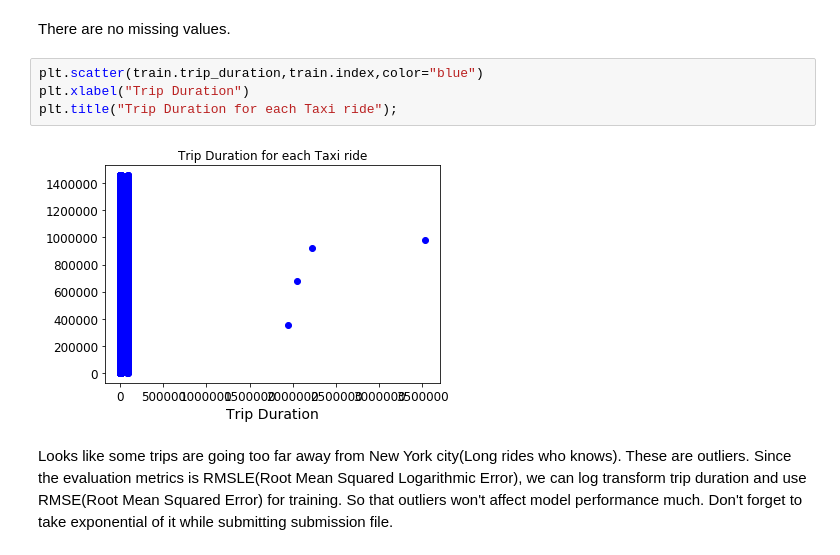
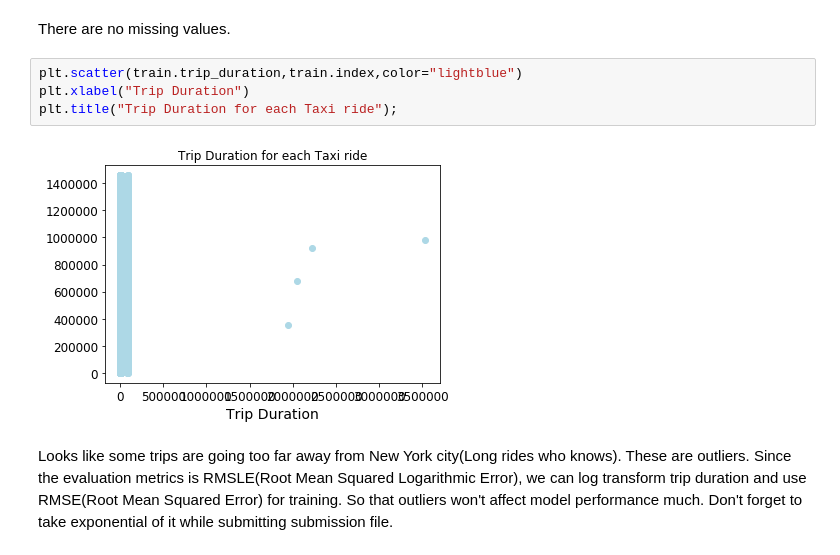
Before and after one commit to 181221/dat158ml-oblig2, a Jupyter notebook: taxi-trip.ipynb, the cells around one changed output. Drawn from its saved outputs; the diff is of its cells as text.

```diff
--- a/taxi-trip.ipynb
+++ b/taxi-trip.ipynb
@@ -155,11 +170,11 @@ train.isnull().sum(axis=0).sum(axis=0)
 # %% [markdown]
 There are no missing values.
 # %%
-plt.scatter(train.trip_duration,train.index,color="blue")
+plt.scatter(train.trip_duration,train.index,color="lightblue")
 plt.xlabel("Trip Duration")
 plt.title("Trip Duration for each Taxi ride");
 # %% [output]
-[figure, old version]
+[figure, new version]
 # %% [markdown]
 Looks like some trips are going too far away from New York city(Long rides who knows). These are outliers. Since the evaluation metrics is RMSLE(Root Mean Squared Logarithmic Error), we can log transform trip duration and use RMSE(Root Mean Squared Error) for training. So that outliers won't affect model performance much. Don't forget to take exponential of it while submitting submission file.
 # %%
```
Also changed, not shown: parts of 98 cells of this notebook, 1 other file.
